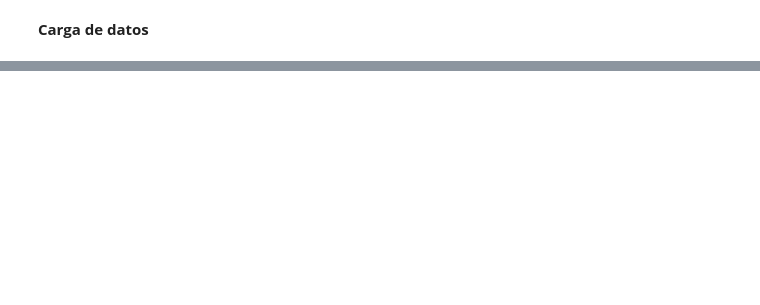
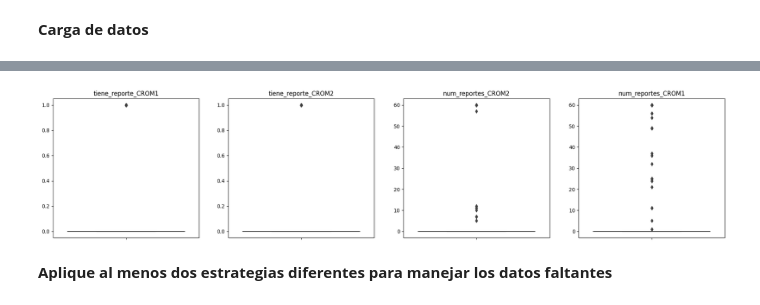
Before and after one commit to Godiex/proyecto_mercado_riesgo_mayorista, a Jupyter notebook: data_exploration.ipynb, the cells around one changed output, grey strips where cells are left out. Cells and saved outputs as stored; diff of their text form; code cells hidden in the pictures; blank space fills up the shorter version.

```diff
--- a/data_exploration.ipynb
+++ b/data_exploration.ipynb
@@ -25,0 +108,11 @@ memory usage: 1.0+ MB
+# %%
+plt.figure(figsize=(24,5))
+for idx, feature in enumerate(num_vars_sub_list[3]):
+  plt.subplot(1,len(num_vars_sub_list[3]),idx+1)
+  sns.boxplot(data = data, y = feature).set(ylabel = None, title = feature)
+  plt.savefig("caja4.png")
+# %% [output]
+[figure, added]
+# %% [markdown]
+**Aplique al menos dos estrategias diferentes para manejar los datos
+faltantes**
```
Also changed, not shown: parts of 17 cells of this notebook, 7 other files.
